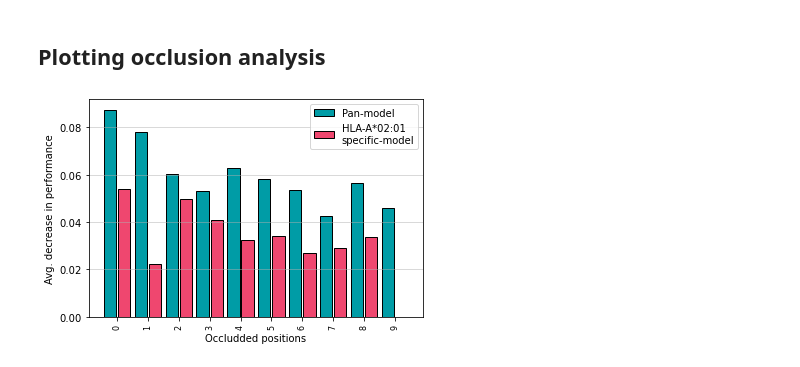
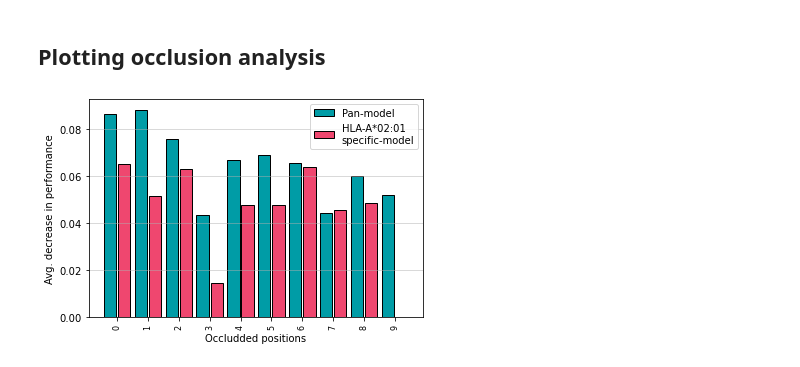
Before and after one commit to christian-creator/DL_peptide_immunogenecity, a Jupyter notebook: notebooks/plots.ipynb, the cells around one changed output. Drawn from its saved outputs; the diff is of its cells as text; code cells hidden in the pictures.

```diff
--- a/notebooks/plots.ipynb
+++ b/notebooks/plots.ipynb
@@ -80,47 +80,34 @@ plt.show()
 [figure]
 # %% [markdown]
 ## Plotting occlusion analysis
-# %%
-occlussions_simple = [0, 2, 3, 5, 8, 4, 7, 6, 1,9]
-decreases_simple = [0.054027923851453295, 0.04960902531490772, 0.04069785169785173, 0.03427740410093353, 0.0336047857812564, 0.03236961395784928, 0.029088051852757753, 0.0270172027230851, 0.022235497941380324,0]
-std_simple = [0.016764456337610516, 0.016675661572867685, 0.024953664766016143, 0.020798546866867232, 0.02105606065479808, 0.018955887720415326, 0.02202438643299184, 0.020755729340329827, 0.015150808052680636,0]
-
-occlussions_pan = [0, 1, 4, 2, 5, 8, 6, 3, 9, 7]
-decreases_pan = [0.08754863421822519, 0.07788325850557737, 0.06283572174694667, 0.060447732929267715, 0.05839012893822749, 0.0565591534332198, 0.053579318058530896, 0.053070306655740924, 0.04606447038813156, 0.042538241592338044]
-std_pan = [0.01578518282976036, 0.01645888506682296, 0.02635943532649634, 0.023800070358444114, 0.026274392294935323, 0.025130846441017117, 0.026535283144795124, 0.026917007439840126, 0.02310938183744076, 0.023305932614070955]
-
-
-sorted_simple = [decreases_simple[occlussions_simple.index(occ)] for occ in occlussions_pan]
-
-# fig = plt.figure()
-# plt.bar(np.arange(len(decreases_pan)) - 0.23, decreases_pan,width=0.4,label="Pan-model",color="#009ca6",edgecolor = "black")
-# plt.bar(np.arange(len(decreases_pan)) + 0.23, sorted_simple,width=0.4,label="HLA-A*02:01\nspecific-model", color="#ef476f",edgecolor = "black")
-# # plt.errorbar(np.arange(len(decreases_pan)), decreases_pan,yerr=sorted_std, fmt="", color="k", ls="",capsize=10)
-# plt.xticks(np.arange(len(occlussions_pan)),occlussions_pan,rotation=90, size=8)
-# plt.xlabel("Occludded positions")
-# plt.ylabel("Avg. Decrease in performance")
-# plt.grid(axis="y",alpha=0.6)
-# plt.legend()
-# plt.savefig("../plots/occlusion_analysis.png",dpi = 300)
-
-indx_simple = np.argsort(occlussions_simple)
-indx_pan = np.argsort(occlussions_pan)
-
-ascending_occlusion_simple = np.asarray(occlussions_simple)[indx_simple]
-decreases_simple2 = np.asarray(decreases_simple)[indx_simple]
-
-ascending_occlusion_pan = np.asarray(occlussions_pan)[indx_pan]
-decreases_pan2 = np.asarray(decreases_pan)[indx_pan]
-
-fig = plt.figure()
-plt.bar(np.arange(len(decreases_pan2)) - 0.23, decreases_pan2,width=0.4,label="Pan-model",color="#009ca6",edgecolor = "black")
-plt.bar(np.arange(len(decreases_pan2)) + 0.23, decreases_simple2,width=0.4,label="HLA-A*02:01\nspecific-model", color="#ef476f",edgecolor = "black")
-# plt.errorbar(np.arange(len(decreases_pan)), decreases_pan,yerr=sorted_std, fmt="", color="k", ls="",capsize=10)
-plt.xticks(np.arange(len(ascending_occlusion_pan)),ascending_occlusion_pan,rotation=90, size=8)
-plt.xlabel("Occludded positions")
-plt.ylabel("Avg. decrease in performance")
-plt.grid(axis="y",alpha=0.6)
-plt.legend()
-plt.savefig("../plots/occlusion_analysis.png",dpi = 300)
-# %% [output]
-[figure, removed]
+# %%
+occlussions_simple = [0, 6, 2, 1, 8, 5, 4, 7, 3,9]
+decreases_simple = [0.06518049775192632, 0.06388513931371072, 0.06322074579217433, 0.051717127145698545, 0.04840769526483812, 0.04781015895301607, 0.04765555165555164, 0.04579190693476406, 0.014477661334804173,0]
+
+occlussions_pan = [1, 0, 2, 5, 4, 6, 8, 9, 7, 3]
+decreases_pan = [0.0885094159507073, 0.08645810510266767, 0.07586633042525351, 0.06908534848461646, 0.06700936405109648, 0.06550938021654903, 0.05991443200555415, 0.05221457170909677, 0.04413099461775514, 0.04335760533493969]
+
+
+
+sorted_simple = [decreases_simple[occlussions_simple.index(occ)] for occ in occlussions_pan]
+indx_simple = np.argsort(occlussions_simple)
+indx_pan = np.argsort(occlussions_pan)
+
+ascending_occlusion_simple = np.asarray(occlussions_simple)[indx_simple]
+decreases_simple2 = np.asarray(decreases_simple)[indx_simple]
+
+ascending_occlusion_pan = np.asarray(occlussions_pan)[indx_pan]
+decreases_pan2 = np.asarray(decreases_pan)[indx_pan]
+
+fig = plt.figure()
+plt.bar(np.arange(len(decreases_pan2)) - 0.23, decreases_pan2,width=0.4,label="Pan-model",color="#009ca6",edgecolor = "black")
+plt.bar(np.arange(len(decreases_pan2)) + 0.23, decreases_simple2,width=0.4,label="HLA-A*02:01\nspecific-model", color="#ef476f",edgecolor = "black")
+# plt.errorbar(np.arange(len(decreases_pan)), decreases_pan,yerr=sorted_std, fmt="", color="k", ls="",capsize=10)
+plt.xticks(np.arange(len(ascending_occlusion_pan)),ascending_occlusion_pan,rotation=90, size=8)
+plt.xlabel("Occludded positions")
+plt.ylabel("Avg. decrease in performance")
+plt.grid(axis="y",alpha=0.6)
+plt.legend()
+plt.savefig("../plots/occlusion_analysis.png",dpi = 300)
+# %% [output]
+[figure, added]
```
Also changed, not shown: 6 other files.
